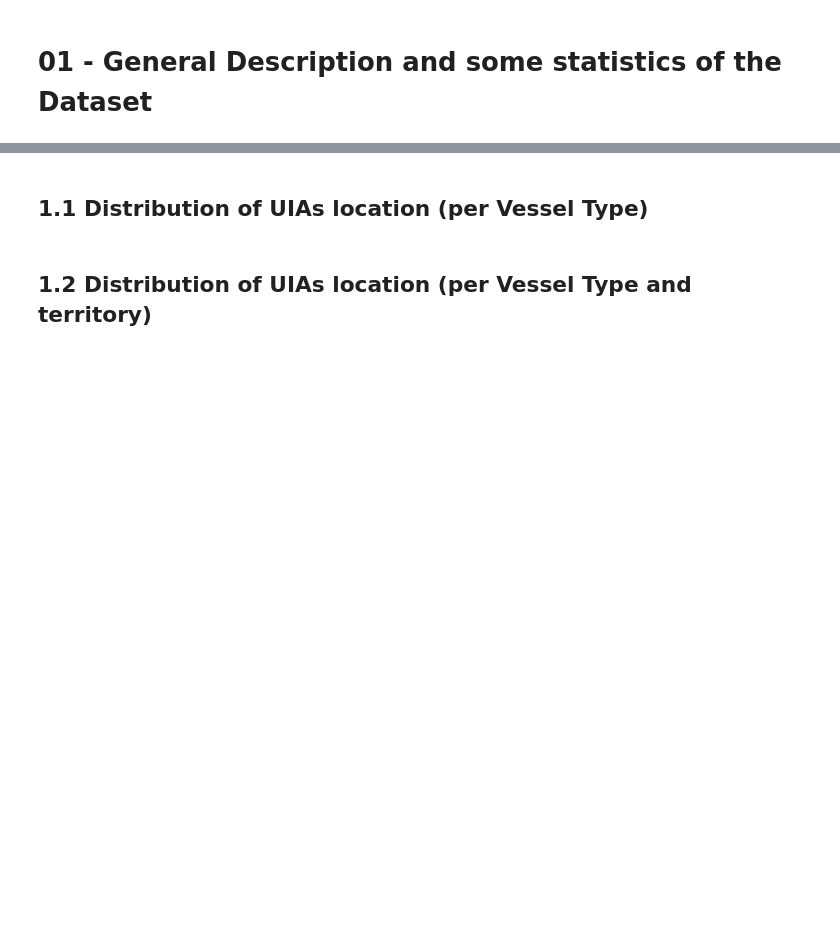
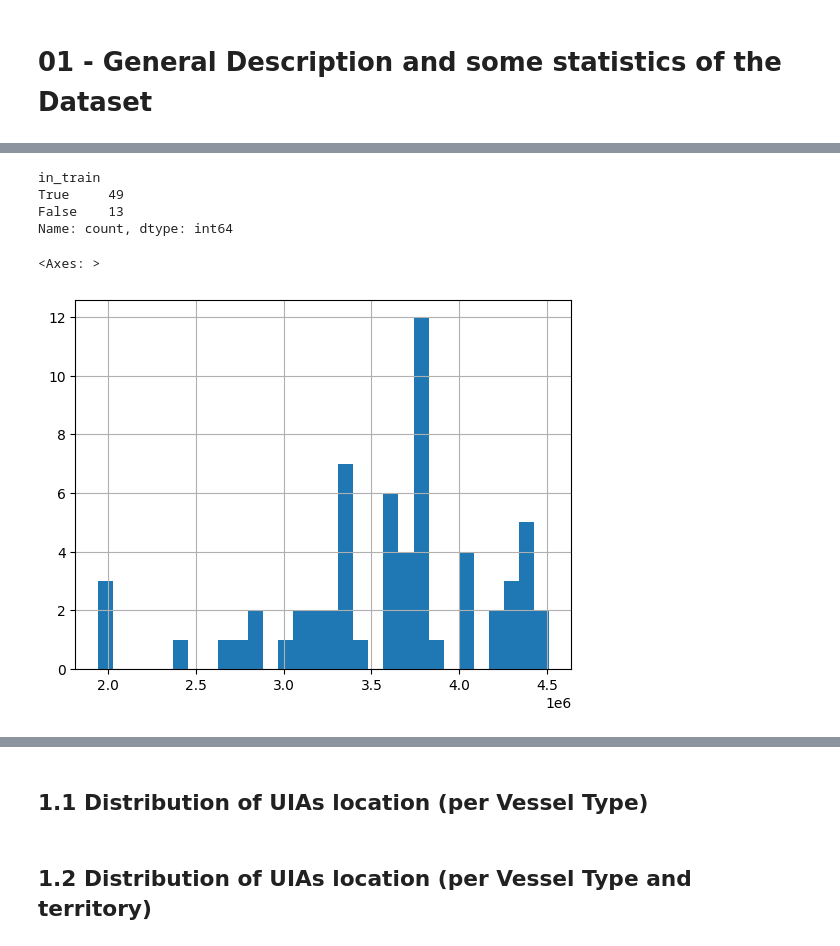
Before and after one commit to JdbermeoUZH/MastersThesisUIASegmentation, a Jupyter notebook: notebooks/USZ_dataset/01-dataset-description/01-EDA on UIAs.ipynb, the cells around one changed output, grey strips where cells are left out. Drawn from its saved outputs; the diff is of its cells as text; code cells hidden in the pictures; blank space fills up the shorter version.

```diff
--- a/notebooks/USZ_dataset/01-dataset-description/01-EDA on UIAs.ipynb
+++ b/notebooks/USZ_dataset/01-dataset-description/01-EDA on UIAs.ipynb
@@ -2,0 +33,35 @@
+# %%
+aneurysm_label = 4
+basic_desc = []
+for img_fp in tqdm.tqdm(image_fps):
+    image_name = os.path.basename(os.path.dirname(img_fp))
+    print('processing image: ', image_name,  end='\r')
+
+    # load nift image
+    img = nib.load(img_fp)
+
+    # Get voxel_size_in each dimension
+    y_size, x_size, z_size = img.header.get_zooms()
+
+    # Get field of view in each dimension
+    y_fov = y_size * img.shape[0]
+    x_fov = x_size * img.shape[1]
+    z_fov = z_size * img.shape[2]
+
+    # Volume of the aneurysm
+    img_data = img.get_fdata()
+    aneurysm_volume = np.sum(img_data == aneurysm_label) * y_size * x_size * z_size
+
+    basic_desc.append(
+        {
+            'img_name': image_name,
+            'y_size': y_size,
+            'x_size': x_size,
+            'z_size': z_size,
+            'y_fov': y_fov,
+            'x_fov': x_fov,
+            'z_fov': z_fov,
+            'aneurysm_volume': aneurysm_volume,
+            'in_train': image_name in train_idxs_original,
+        }
+    )
@@ -2,0 +82,16 @@
+# %%
+basic_desc_df = pd.DataFrame(basic_desc).set_index('img_name')
+basic_desc_df['total_fov'] = basic_desc_df[['y_fov', 'x_fov', 'z_fov']].agg(np.multiply.reduce, axis=1)
+basic_desc_df.to_csv('basic_info_USZ_dataset.csv')
+# %%
+basic_desc_df.in_train.value_counts()
+# %% [output]
+in_train
+True     49
+False    13
+Name: count, dtype: int64
+# %%
+basic_desc_df[['y_fov', 'x_fov', 'z_fov']].agg(np.multiply.reduce, axis=1).hist(bins=30)
+# %% [output]
+<Axes: >
+[figure, added]
```
Also changed, not shown: parts of 13 cells of this notebook, 10 other files.
